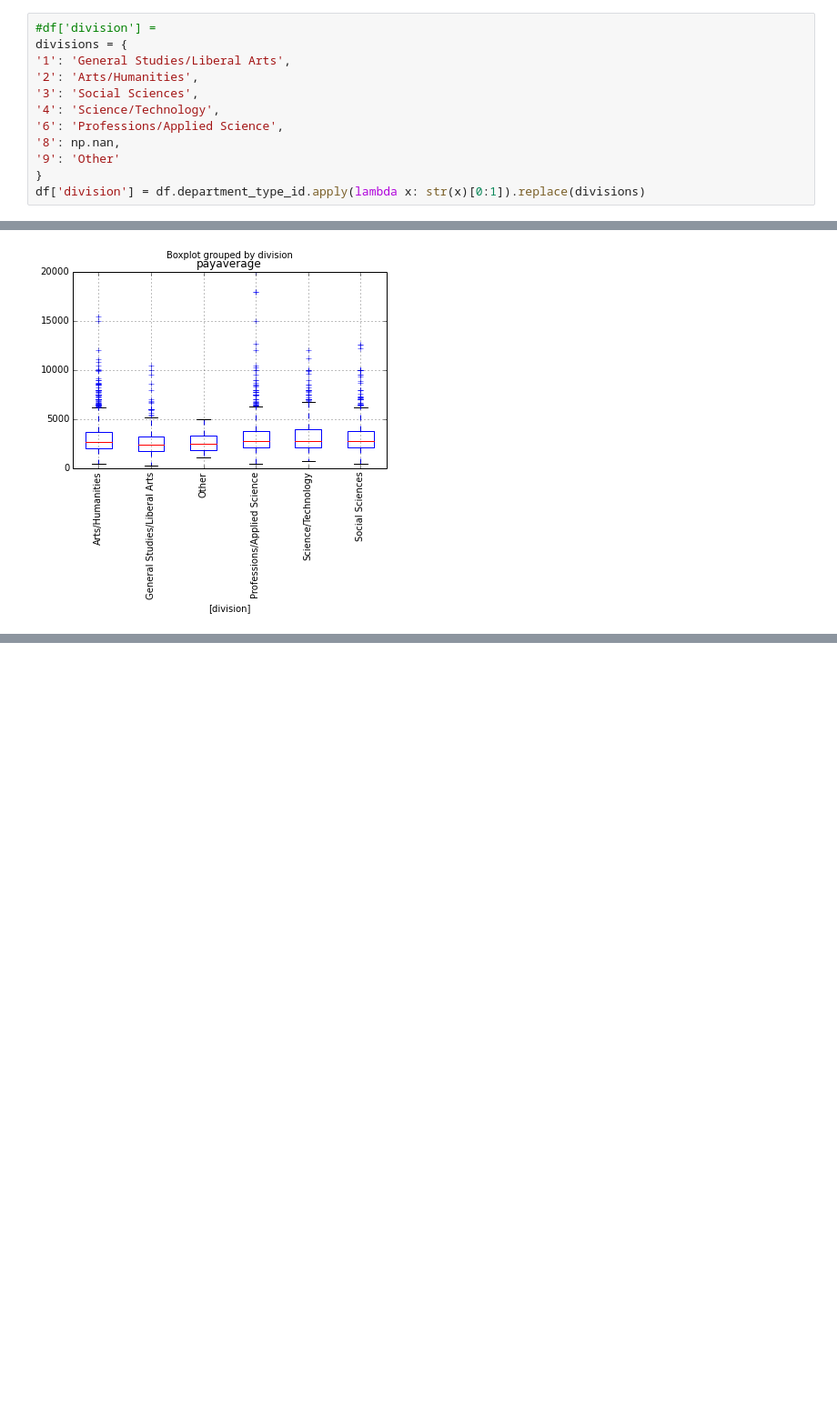
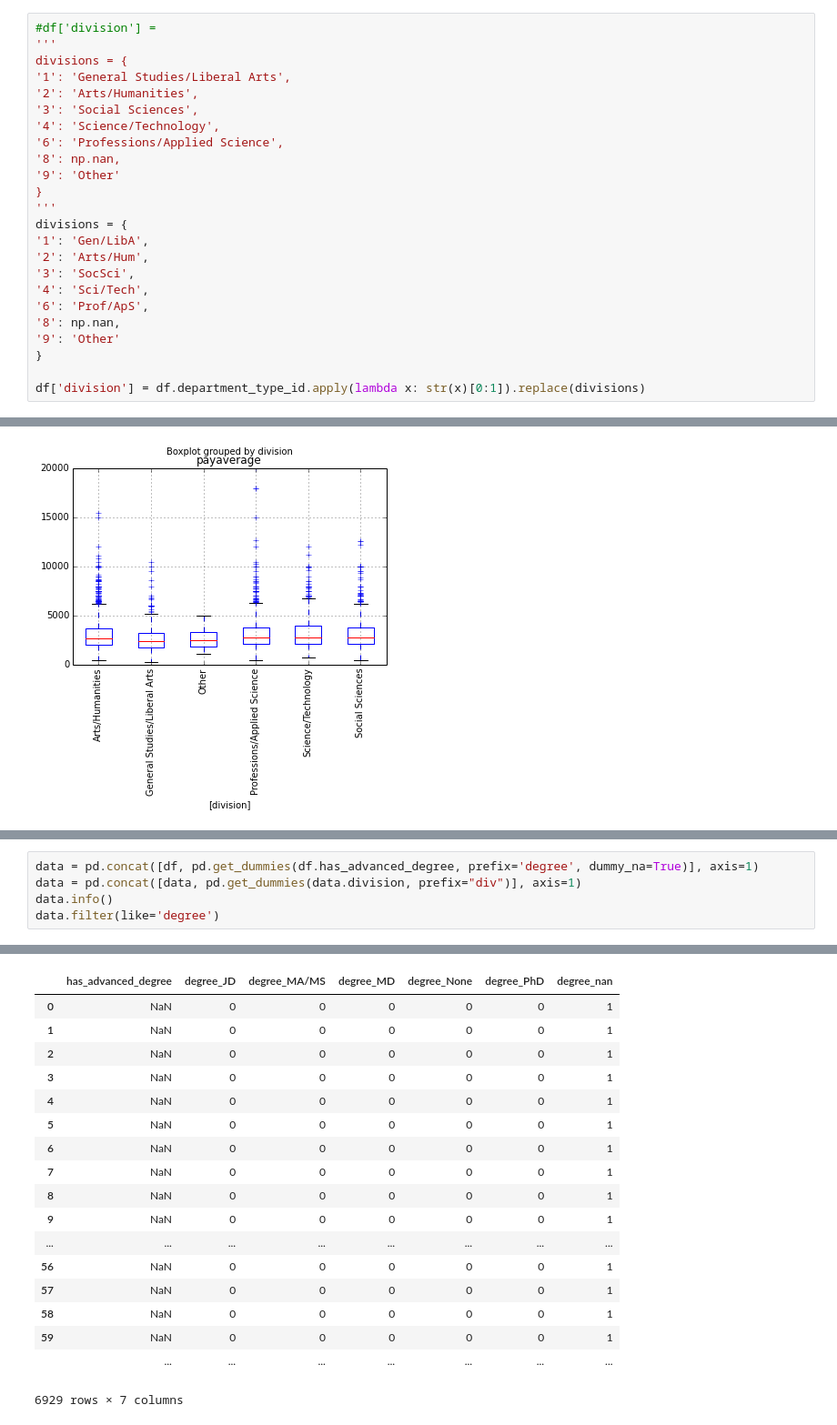
Before and after one commit to bkfunk/adjuncts, a Jupyter notebook: Adjunct Project Data.ipynb, the cells around one changed output, grey strips where cells are left out. Shown: that part at 91% size. Cells and saved outputs as stored; diff of their text form; blank space fills up the shorter version.

```diff
--- a/Adjunct Project Data.ipynb
+++ b/Adjunct Project Data.ipynb
@@ -212,6 +212,7 @@ departments = {
 999999: 'Other'}
 # %%
 #df['division'] =
+'''
 divisions = {
 '1': 'General Studies/Liberal Arts',
 '2': 'Arts/Humanities',
@@ -221,6 +222,17 @@ divisions = {
 '8': np.nan,
 '9': 'Other'
 }
+'''
+divisions = {
+'1': 'Gen/LibA',
+'2': 'Arts/Hum',
+'3': 'SocSci',
+'4': 'Sci/Tech',
+'6': 'Prof/ApS',
+'8': np.nan,
+'9': 'Other'
+}
+
 df['division'] = df.department_type_id.apply(lambda x: str(x)[0:1]).replace(divisions)
 # %%
 df.groupby(['public']).payaverage.describe().unstack()
@@ -256,0 +294,6 @@ df.groupby(['division']).payaverage.describe().unstack()
+# %%
+data = pd.concat([df, pd.get_dummies(df.has_advanced_degree, prefix='degree', dummy_na=True)], axis=1)
+data = pd.concat([data, pd.get_dummies(data.division, prefix="div")], axis=1)
+data.info()
+data.filter(like='degree')
+# %% [output]
@@ -256,0 +317,18 @@ df.groupby(['division']).payaverage.describe().unstack()
+|  | has_advanced_degree | degree_JD | degree_MA/MS | degree_MD | degree_None | degree_PhD | degree_nan |
+| 0 | NaN | 0 | 0 | 0 | 0 | 0 | 1 |
+| 1 | NaN | 0 | 0 | 0 | 0 | 0 | 1 |
+| 2 | NaN | 0 | 0 | 0 | 0 | 0 | 1 |
+| 3 | NaN | 0 | 0 | 0 | 0 | 0 | 1 |
+| 4 | NaN | 0 | 0 | 0 | 0 | 0 | 1 |
+| 5 | NaN | 0 | 0 | 0 | 0 | 0 | 1 |
+| 6 | NaN | 0 | 0 | 0 | 0 | 0 | 1 |
+| 7 | NaN | 0 | 0 | 0 | 0 | 0 | 1 |
+| 8 | NaN | 0 | 0 | 0 | 0 | 0 | 1 |
+| 9 | NaN | 0 | 0 | 0 | 0 | 0 | 1 |
+| ... | ... | ... | ... | ... | ... | ... | ... |
+| 56 | NaN | 0 | 0 | 0 | 0 | 0 | 1 |
+| 57 | NaN | 0 | 0 | 0 | 0 | 0 | 1 |
+| 58 | NaN | 0 | 0 | 0 | 0 | 0 | 1 |
+| 59 | NaN | 0 | 0 | 0 | 0 | 0 | 1 |
+|  | ... | ... | ... | ... | ... | ... | ... |
+6929 rows × 7 columns
```
Also changed, not shown: parts of 11 cells of this notebook.
